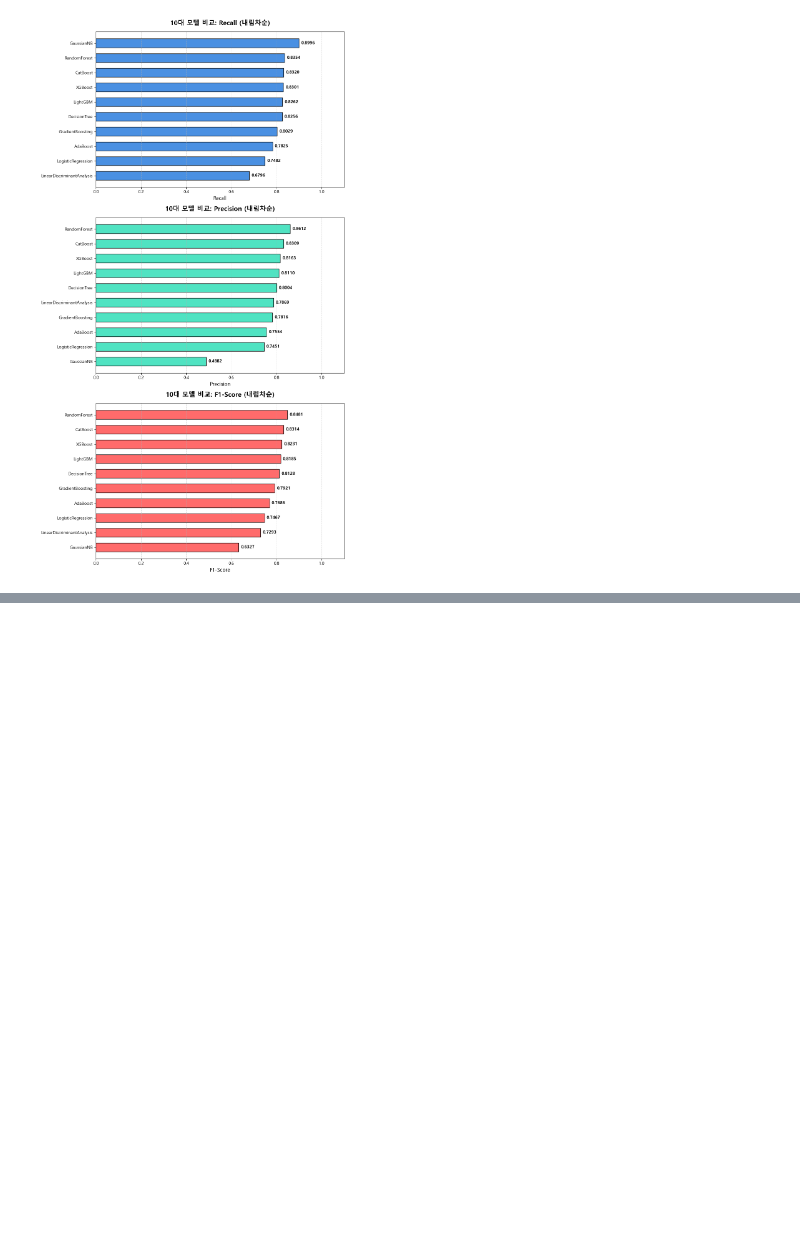
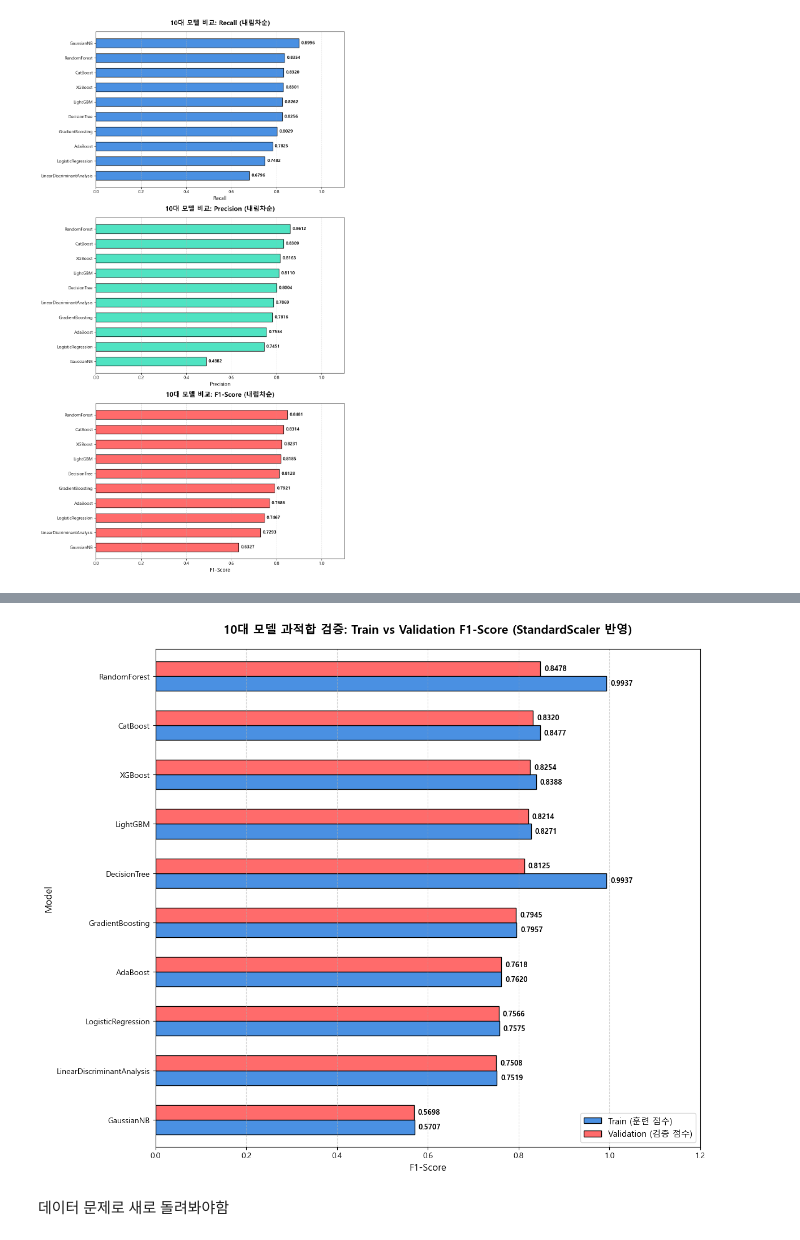
Before and after one commit to SKNETWORKS-FAMILY-AICAMP/SKN30-2nd-3Team, a Jupyter notebook: notebooks/03_ml_model.ipynb, the cells around one changed output, grey strips where cells are left out. Drawn from its saved outputs; the diff is of its cells as text; code cells hidden in the pictures; blank space fills up the shorter version.

```diff
--- a/notebooks/03_ml_model.ipynb
+++ b/notebooks/03_ml_model.ipynb
@@ -152,0 +331,35 @@ plt.show()
+# %%
+
+# 가로막대 시각화
+plt.rc('font', family='Malgun Gothic')
+plt.rcParams['axes.unicode_minus'] = False
+
+
+df_plot = df_overfit_check.set_index('Model').sort_values(by='Val F1-Score', ascending=True)
+
+
+ax = df_plot[['Train F1-Score', 'Val F1-Score']].plot(
+    kind='barh',
+    figsize=(12, 10),
+    color=['#4A90E2', '#FF6B6B'],
+    edgecolor='black',
+    width=0.6
+)
+
+plt.title('10대 모델 과적합 검증: Train vs Validation F1-Score (StandardScaler 반영)', fontsize=15, fontweight='bold', pad=20)
+plt.xlabel('F1-Score', fontsize=12)
+plt.ylabel('Model', fontsize=12)
+plt.xlim(0, 1.2)
+plt.grid(axis='x', linestyle='--', alpha=0.5)
+plt.legend(['Train (훈련 점수)', 'Validation (검증 점수)'], loc='lower right', fontsize=11)
+
+# 각 막대 끝에 수치 라벨 추가
+for container in ax.containers:
+    ax.bar_label(container, fmt='%.4f', padding=5, fontproperties={'weight': 'bold', 'size': 9})
+
+plt.tight_layout()
+plt.show()
+# %% [output]
+[figure, added]
+# %% [markdown]
+데이터 문제로 새로 돌려봐야함
```
Also changed, not shown: parts of 5 cells of this notebook.
